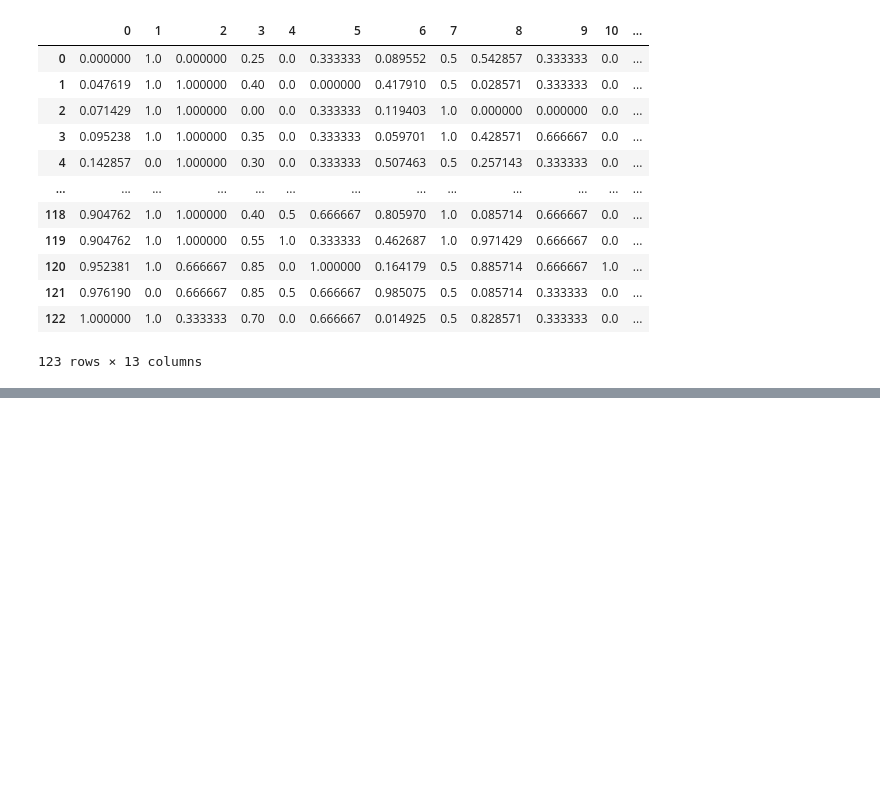
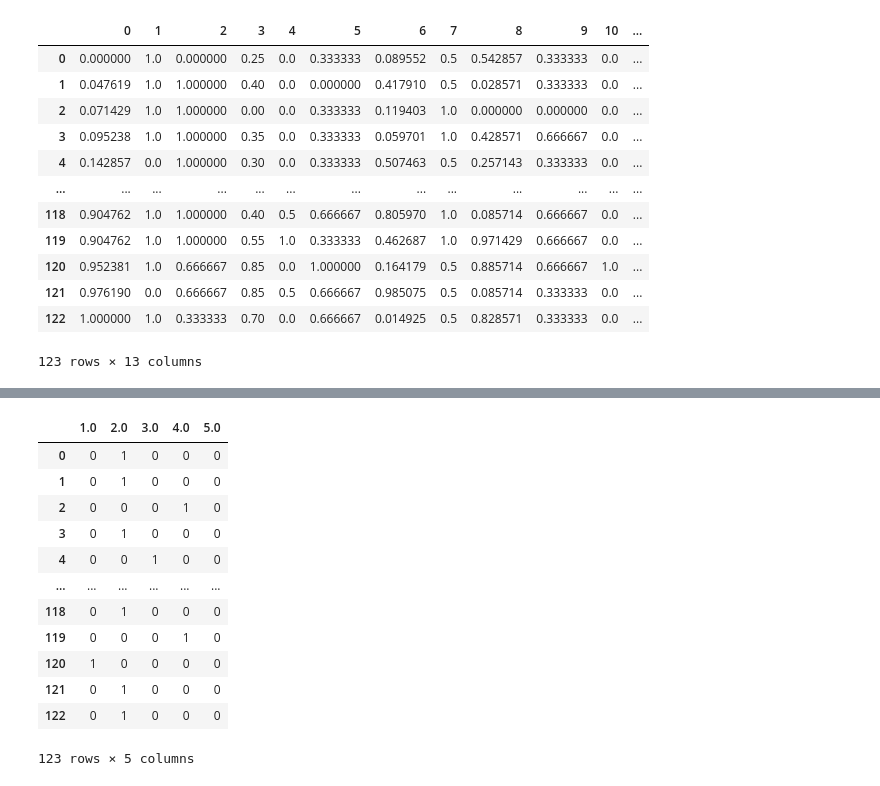
Before and after one commit to melZula/ML-in-ITMO-University, a Jupyter notebook: Labs/kNN.ipynb, the cells around one changed output, grey strips where cells are left out. Drawn from its saved outputs; the diff is of its cells as text; code cells hidden in the pictures; blank space fills up the shorter version.

```diff
--- a/Labs/kNN.ipynb
+++ b/Labs/kNN.ipynb
@@ -7,0 +19,9 @@ dataset = pd.read_csv(filename, dtype=np.float64)
+# %%
+def normalize(_dataset, min_max):
+    for row in _dataset:
+        for i in range(len(row)):
+            if i == len(row) - 1:  # exclude labels
+                continue
+            dif = min_max[i][1] - min_max[i][0]
+            row[i] = ((row[i] - min_max[i][0]) / dif) if dif != 0 else 0
+    return _dataset
@@ -34,10 +66,0 @@ def minmax(dataset):
-# %%
-def normalize(dataset, min_max):
-    for row in dataset:
-        for i in range(len(row)):
-            if i == len(row) - 1:  # exclude labels
-                continue
-            dif = min_max[i][1] - min_max[i][0]
-            row[i] = ((row[i] - min_max[i][0]) / dif) if dif != 0 else 0
-
-    return dataset
@@ -65,6 +67,6 @@ def draw_plot(dataset, feature1N, feature2N, target):
 # %%
 min_max = minmax(dataset.values)
-normalized_dataset_values = normalize(dataset.values, min_max)
+normalized_dataset_values = normalize(dataset.values.copy(), min_max)
 pd.DataFrame(normalized_dataset_values)
 # %% [output]
 |  | 0 | 1 | 2 | 3 | 4 | 5 | 6 | 7 | 8 | 9 | 10 | ... |
@@ -110,0 +224,17 @@ LENGTH(x, x1)
+# %%
+onehot = pd.get_dummies(normalized_dataset_values[:,-1])
+onehot
+# %% [output]
+|  | 1.0 | 2.0 | 3.0 | 4.0 | 5.0 |
+| 0 | 0 | 1 | 0 | 0 | 0 |
+| 1 | 0 | 1 | 0 | 0 | 0 |
+| 2 | 0 | 0 | 0 | 1 | 0 |
+| 3 | 0 | 1 | 0 | 0 | 0 |
+| 4 | 0 | 0 | 1 | 0 | 0 |
+| ... | ... | ... | ... | ... | ... |
+| 118 | 0 | 1 | 0 | 0 | 0 |
+| 119 | 0 | 0 | 0 | 1 | 0 |
+| 120 | 1 | 0 | 0 | 0 | 0 |
+| 121 | 0 | 1 | 0 | 0 | 0 |
+| 122 | 0 | 1 | 0 | 0 | 0 |
+123 rows × 5 columns
```
Also changed, not shown: parts of 21 cells of this notebook, 2 other files.
